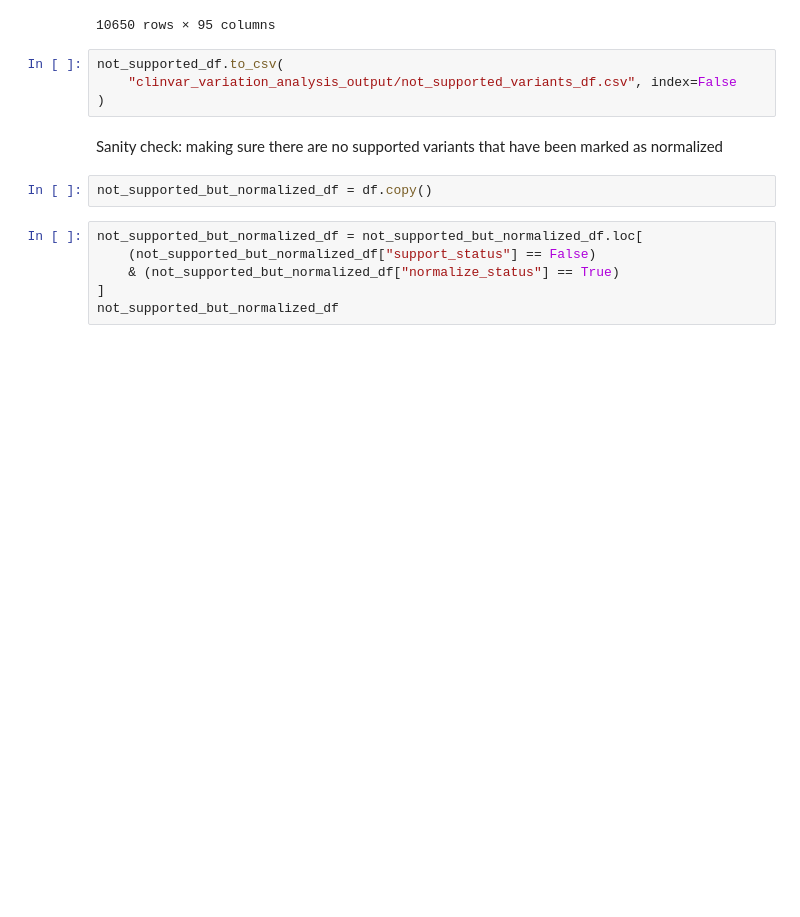
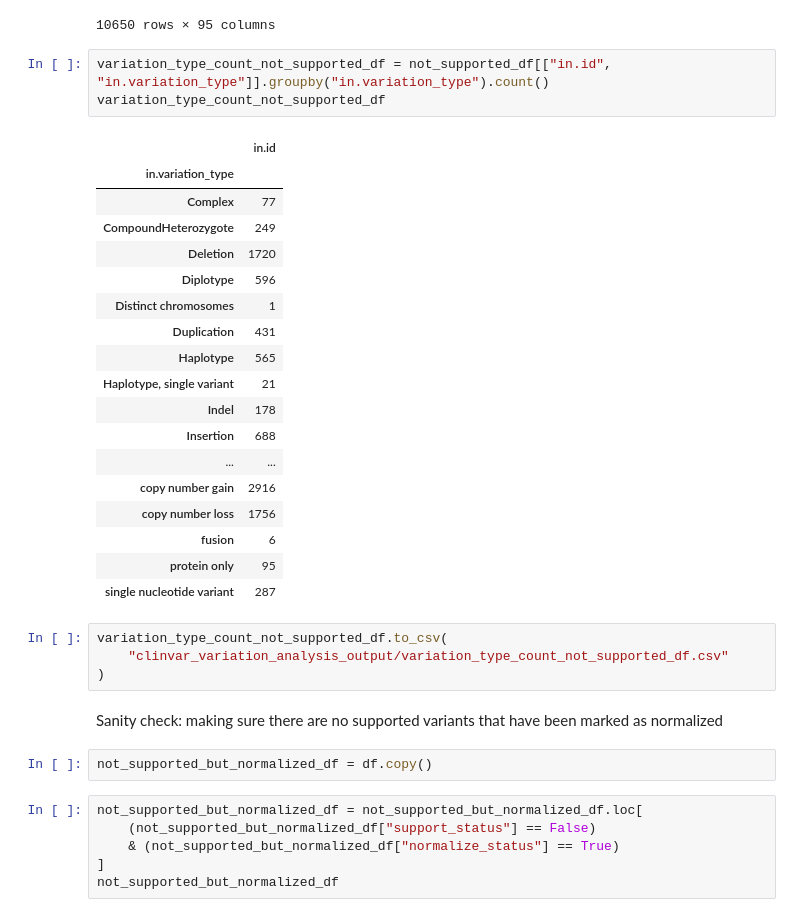
Before and after one commit to GenomicMedLab/variation-normalizer-manuscript, a Jupyter notebook: analysis/clinvar/clinvar_variation_analysis.ipynb, the cells around one changed output. Drawn from its saved outputs; the diff is of its cells as text; blank space fills up the shorter version.

Commit message:
output file management

```diff
--- a/analysis/clinvar/clinvar_variation_analysis.ipynb
+++ b/analysis/clinvar/clinvar_variation_analysis.ipynb
@@ -344,9 +361,31 @@ not_supported_df
 | 2210618 | 1464440 | NM_001267550.2(TTN):c.29512_29513... | SimpleAllele | Insertion | Text | [id] | ... |
 | 2210619 | 1453116 | NM_000051.4(ATM):c.3376_3377insGG... | SimpleAllele | Insertion | Text | [id] | ... |
 10650 rows × 95 columns
+# %%
+variation_type_count_not_supported_df = not_supported_df[["in.id", "in.variation_type"]].groupby("in.variation_type").count()
+variation_type_count_not_supported_df
+# %% [output]
+|  | in.id |
+| in.variation_type |  |
+| Complex | 77 |
+| CompoundHeterozygote | 249 |
+| Deletion | 1720 |
+| Diplotype | 596 |
+| Distinct chromosomes | 1 |
+| Duplication | 431 |
+| Haplotype | 565 |
+| Haplotype, single variant | 21 |
+| Indel | 178 |
+| Insertion | 688 |
+| ... | ... |
+| copy number gain | 2916 |
+| copy number loss | 1756 |
+| fusion | 6 |
+| protein only | 95 |
+| single nucleotide variant | 287 |
 # %%
-not_supported_df.to_csv(
-    "clinvar_variation_analysis_output/not_supported_variants_df.csv", index=False
+variation_type_count_not_supported_df.to_csv(
+    "clinvar_variation_analysis_output/variation_type_count_not_supported_df.csv"
 )
 # %% [markdown]
 Sanity check: making sure there are no supported variants that have been marked as normalized
```
Also changed, not shown: parts of 10 cells of this notebook, 16 other files.
